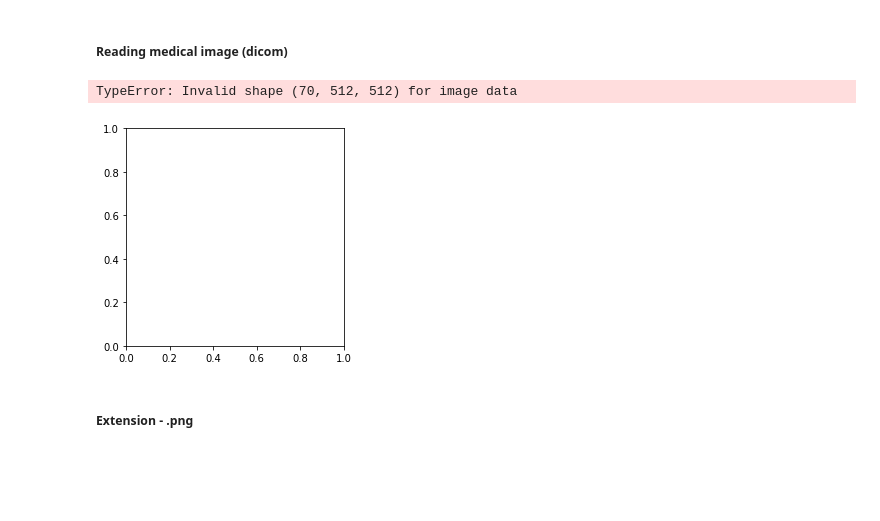
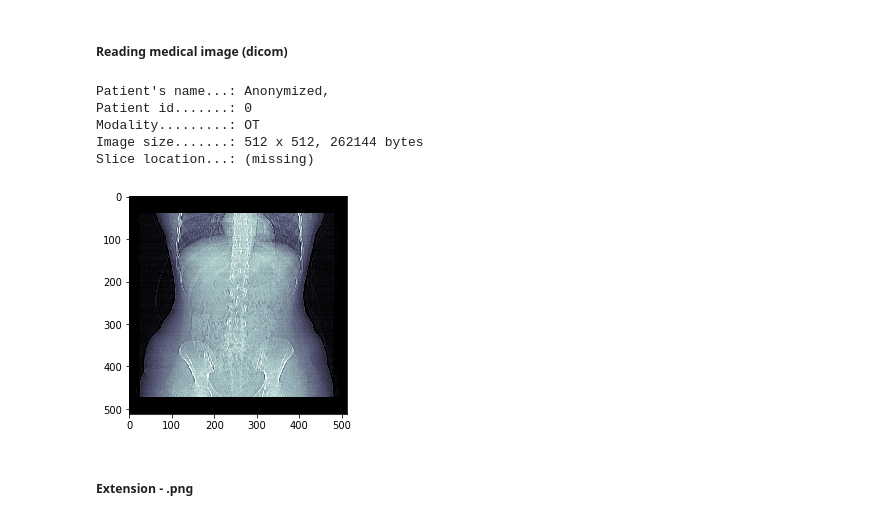
Before and after one commit to sparsh0427/BU_Semester_5, a Jupyter notebook: ECSE303L_AI_AND_ML/LABS/Week_1/Week-1.ipynb, the cells around one changed output. Saved outputs shown, nothing was run; the diff lists cells and outputs as text; code cells hidden in the pictures; blank space fills up the shorter version.

Commit message:
Added dicom image

```diff
--- a/ECSE303L_AI_AND_ML/LABS/Week_1/Week-1.ipynb
+++ b/ECSE303L_AI_AND_ML/LABS/Week_1/Week-1.ipynb
@@ -266,19 +266,44 @@ cv2.waitKey(0)
 cv2.destroyAllWindows()
 # %% [markdown]
 ##### Reading medical image (dicom)
-# %%
-import pydicom as dicom
-import matplotlib.pylab as plt
-
-# specify your image path
-image_path = 'medical.dcm'
-ds = dicom.dcmread(image_path)
-
-
-plt.imshow(ds.pixel_array)
-# %% [output]
-TypeError: Invalid shape (70, 512, 512) for image data
-[figure, removed]
+# %%
+import matplotlib.pyplot as plt
+import pydicom
+# from pydicom.data import get_testdata_files
+
+# print(_doc_)
+
+# filename = get_testdata_files('CT_small.dcm')[0]
+dataset = pydicom.dcmread('medical.dcm')
+
+pat_name = dataset.PatientName
+display_name = pat_name.family_name + ", " + pat_name.given_name
+print("Patient's name...:", display_name)
+print("Patient id.......:", dataset.PatientID)
+print("Modality.........:", dataset.Modality)
+# print("Study Date.......:", dataset.StudyDate)
+
+if 'PixelData' in dataset:
+    rows = int(dataset.Rows)
+    cols = int(dataset.Columns)
+    print("Image size.......: {rows:d} x {cols:d}, {size:d} bytes".format(
+        rows=rows, cols=cols, size=len(dataset.PixelData)))
+    if 'PixelSpacing' in dataset:
+        print("Pixel spacing....:", dataset.PixelSpacing)
+
+# use .get() if not sure the item exists, and want a default value if missing
+print("Slice location...:", dataset.get('SliceLocation', "(missing)"))
+
+# plot the image using matplotlib
+plt.imshow(dataset.pixel_array, cmap=plt.cm.bone)
+plt.show()
+# %% [output]
+Patient's name...: Anonymized,
+Patient id.......: 0
+Modality.........: OT
+Image size.......: 512 x 512, 262144 bytes
+Slice location...: (missing)
+[figure, added]
 # %% [markdown]
 ##### Extension - .png
 # %%
```
